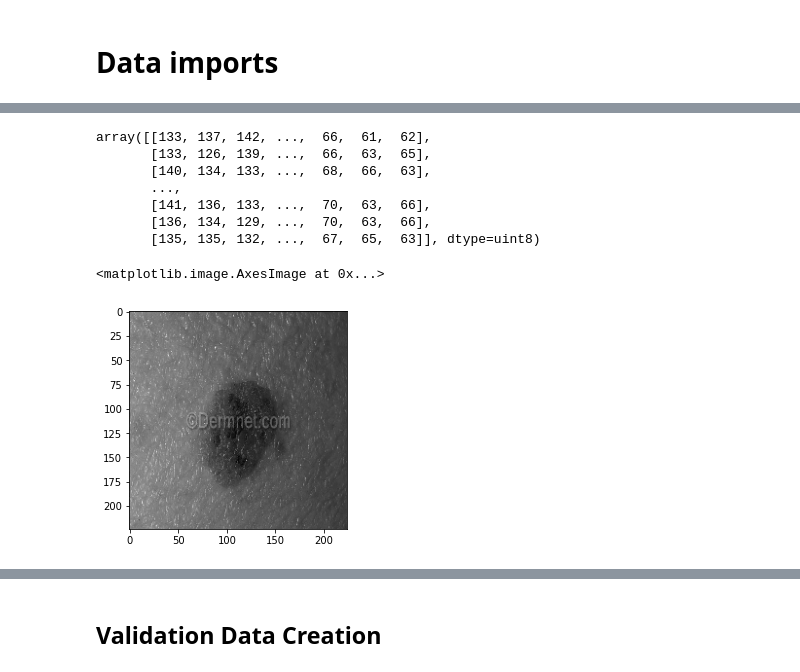
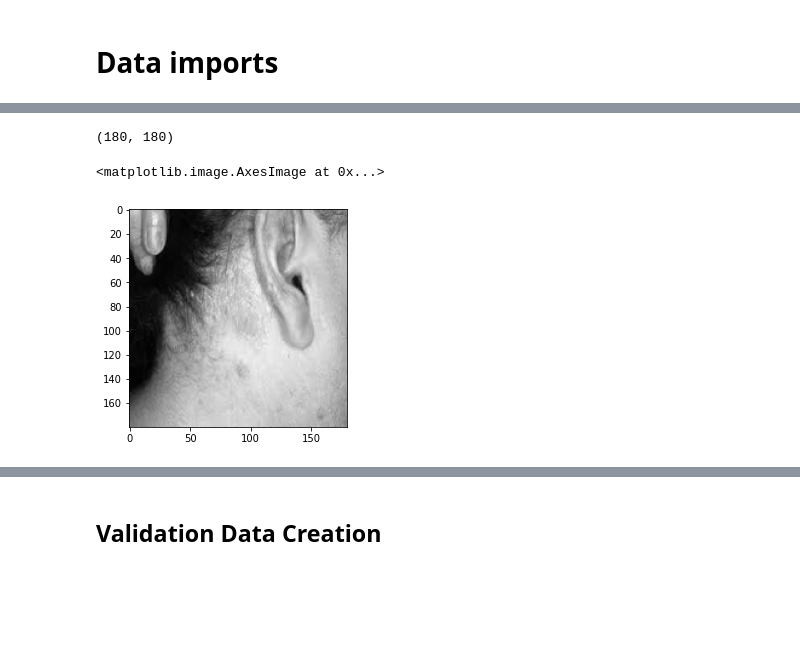
Before and after one commit to Shiva3142/Skin_Disease_Detection, a Jupyter notebook: Main_Workspace/Model_Implementation/Model_Implementation.ipynb, the cells around one changed output, grey strips where cells are left out. Saved outputs shown, nothing was run; the diff lists cells and outputs as text; code cells hidden in the pictures; blank space fills up the shorter version.

Commit message:
data is changed and new models are added

```diff
--- a/Main_Workspace/Model_Implementation/Model_Implementation.ipynb
+++ b/Main_Workspace/Model_Implementation/Model_Implementation.ipynb
@@ -45,8 +34,8 @@ def getClassvalue(index):
 # %%
-loaded_pickle_features=open("./pickle_fetures.pickle","rb")
+loaded_pickle_features=open("../Data/objects/pickle_fetures.pickle","rb")
 Training_Features=pickle.load(loaded_pickle_features)
 loaded_pickle_features.close()
-loaded_pickle_labels=open("./pickle_labels.pickle","rb")
+loaded_pickle_labels=open("../Data/objects/pickle_labels.pickle","rb")
 Training_Labels=pickle.load(loaded_pickle_labels)
 loaded_pickle_labels.close()
 # %%
@@ -155,18 +144,12 @@ len(Testing_Labels)
 # %%
-Training_Features[0]
+Training_Features[0].shape
 # %% [output]
-array([[133, 137, 142, ...,  66,  61,  62],
-       [133, 126, 139, ...,  66,  63,  65],
-       [140, 134, 133, ...,  68,  66,  63],
-       ...,
-       [141, 136, 133, ...,  70,  63,  66],
-       [136, 134, 129, ...,  70,  63,  66],
-       [135, 135, 132, ...,  67,  65,  63]], dtype=uint8)
+(180, 180)
 # %%
-pyplot.imshow(Training_Features[0],cmap='gray')
+pyplot.imshow(Training_Features[2],cmap='gray')
 # %% [output]
 <matplotlib.image.AxesImage at 0x...>
-[figure, old version]
+[figure, new version]
 # %%
 printClassList()
 # %% [output]
```
Also changed, not shown: parts of 72 cells of this notebook, 8 other files.
